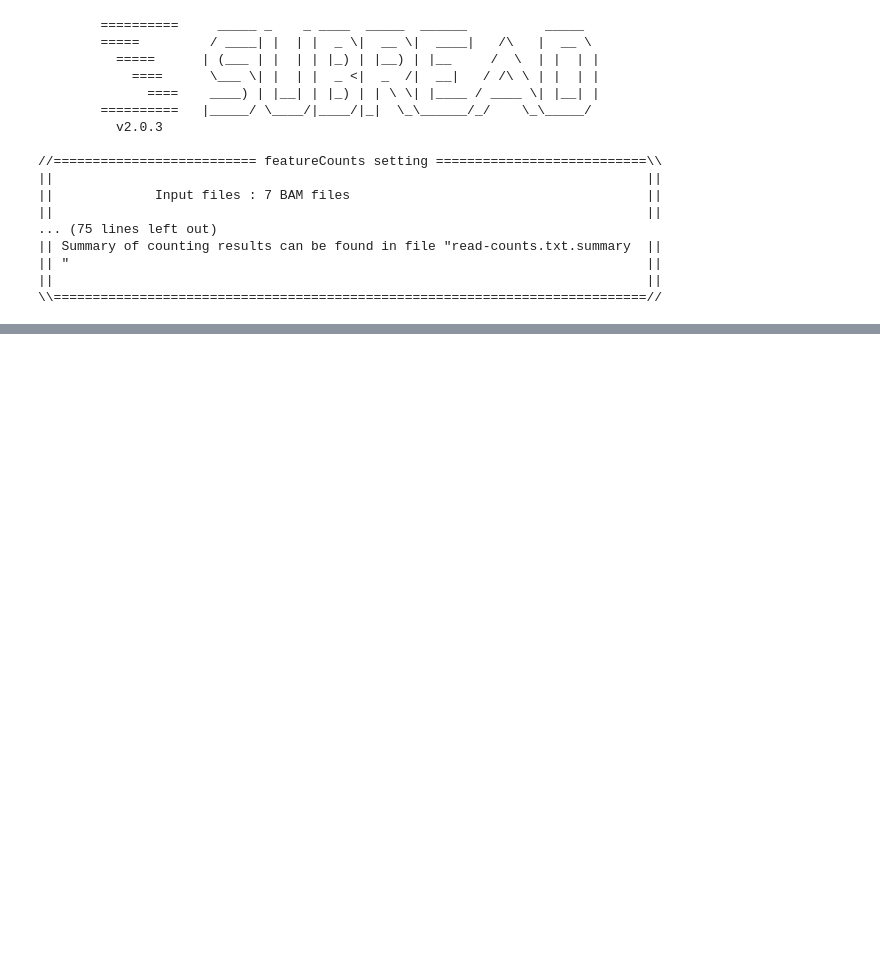
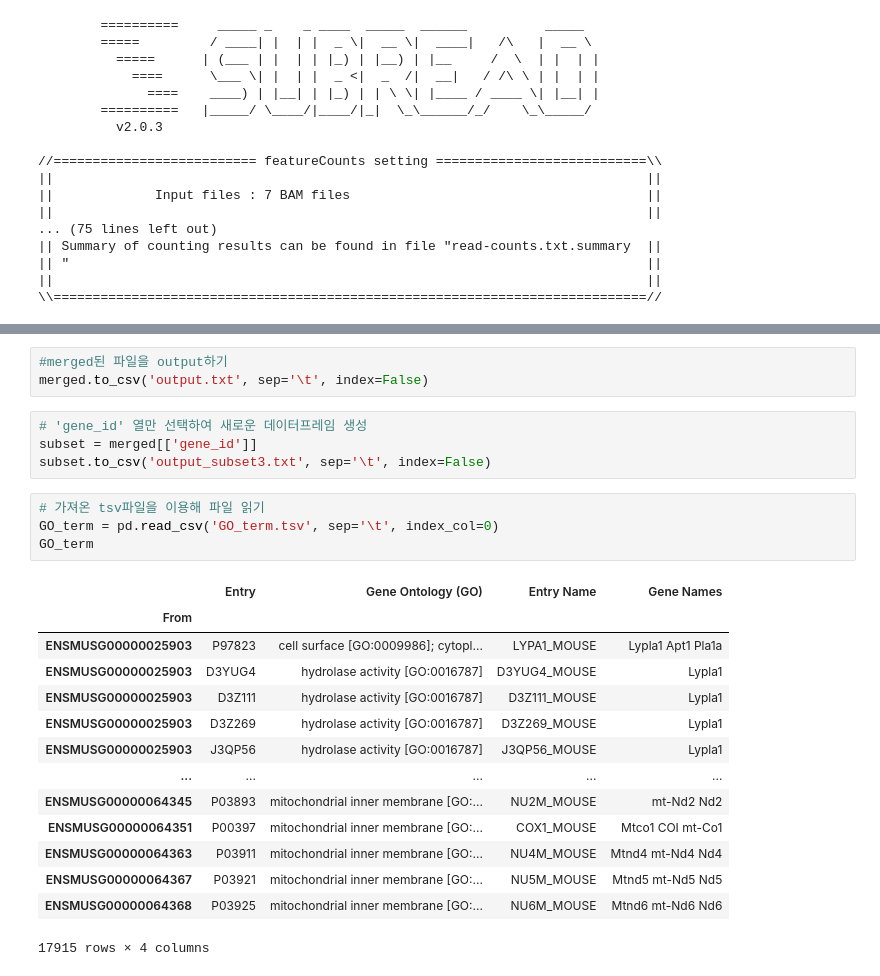
Before and after one commit to JungseoChoi/CJSbioinformatics, a Jupyter notebook: bioinformatics_project.ipynb, the cells around one changed output, grey strips where cells are left out. Saved outputs shown, nothing was run; the diff lists cells and outputs as text; blank space fills up the shorter version.

```diff
--- a/bioinformatics_project.ipynb
+++ b/bioinformatics_project.ipynb
@@ -115,0 +208,26 @@ plt.show()
+# %%
+#merged된 파일을 output하기
+merged.to_csv('output.txt', sep='\t', index=False)
+# %%
+# 'gene_id' 열만 선택하여 새로운 데이터프레임 생성
+subset = merged[['gene_id']]
+subset.to_csv('output_subset3.txt', sep='\t', index=False)
+# %%
+# 가져온 tsv파일을 이용해 파일 읽기
+GO_term = pd.read_csv('GO_term.tsv', sep='\t', index_col=0)
+GO_term
+# %% [output]
+|  | Entry | Gene Ontology (GO) | Entry Name | Gene Names |
+| From |  |  |  |  |
+| ENSMUSG00000025903 | P97823 | cell surface [GO:0009986]; cytopl... | LYPA1_MOUSE | Lypla1 Apt1 Pla1a |
+| ENSMUSG00000025903 | D3YUG4 | hydrolase activity [GO:0016787] | D3YUG4_MOUSE | Lypla1 |
+| ENSMUSG00000025903 | D3Z111 | hydrolase activity [GO:0016787] | D3Z111_MOUSE | Lypla1 |
+| ENSMUSG00000025903 | D3Z269 | hydrolase activity [GO:0016787] | D3Z269_MOUSE | Lypla1 |
+| ENSMUSG00000025903 | J3QP56 | hydrolase activity [GO:0016787] | J3QP56_MOUSE | Lypla1 |
+| ... | ... | ... | ... | ... |
+| ENSMUSG00000064345 | P03893 | mitochondrial inner membrane [GO:... | NU2M_MOUSE | mt-Nd2 Nd2 |
+| ENSMUSG00000064351 | P00397 | mitochondrial inner membrane [GO:... | COX1_MOUSE | Mtco1 COI mt-Co1 |
+| ENSMUSG00000064363 | P03911 | mitochondrial inner membrane [GO:... | NU4M_MOUSE | Mtnd4 mt-Nd4 Nd4 |
+| ENSMUSG00000064367 | P03921 | mitochondrial inner membrane [GO:... | NU5M_MOUSE | Mtnd5 mt-Nd5 Nd5 |
+| ENSMUSG00000064368 | P03925 | mitochondrial inner membrane [GO:... | NU6M_MOUSE | Mtnd6 mt-Nd6 Nd6 |
+17915 rows × 4 columns
```
Also changed, not shown: parts of 15 cells of this notebook.
